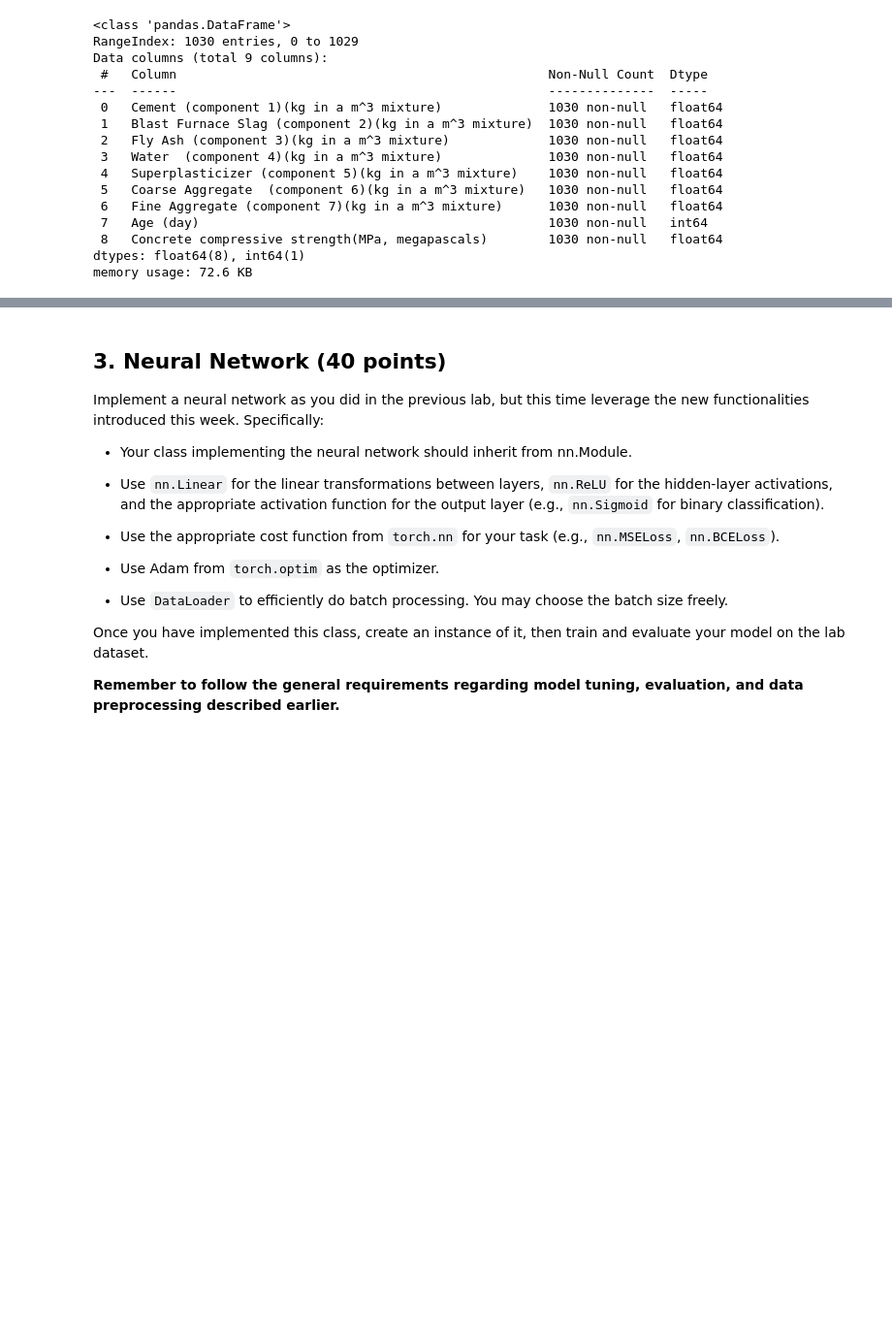
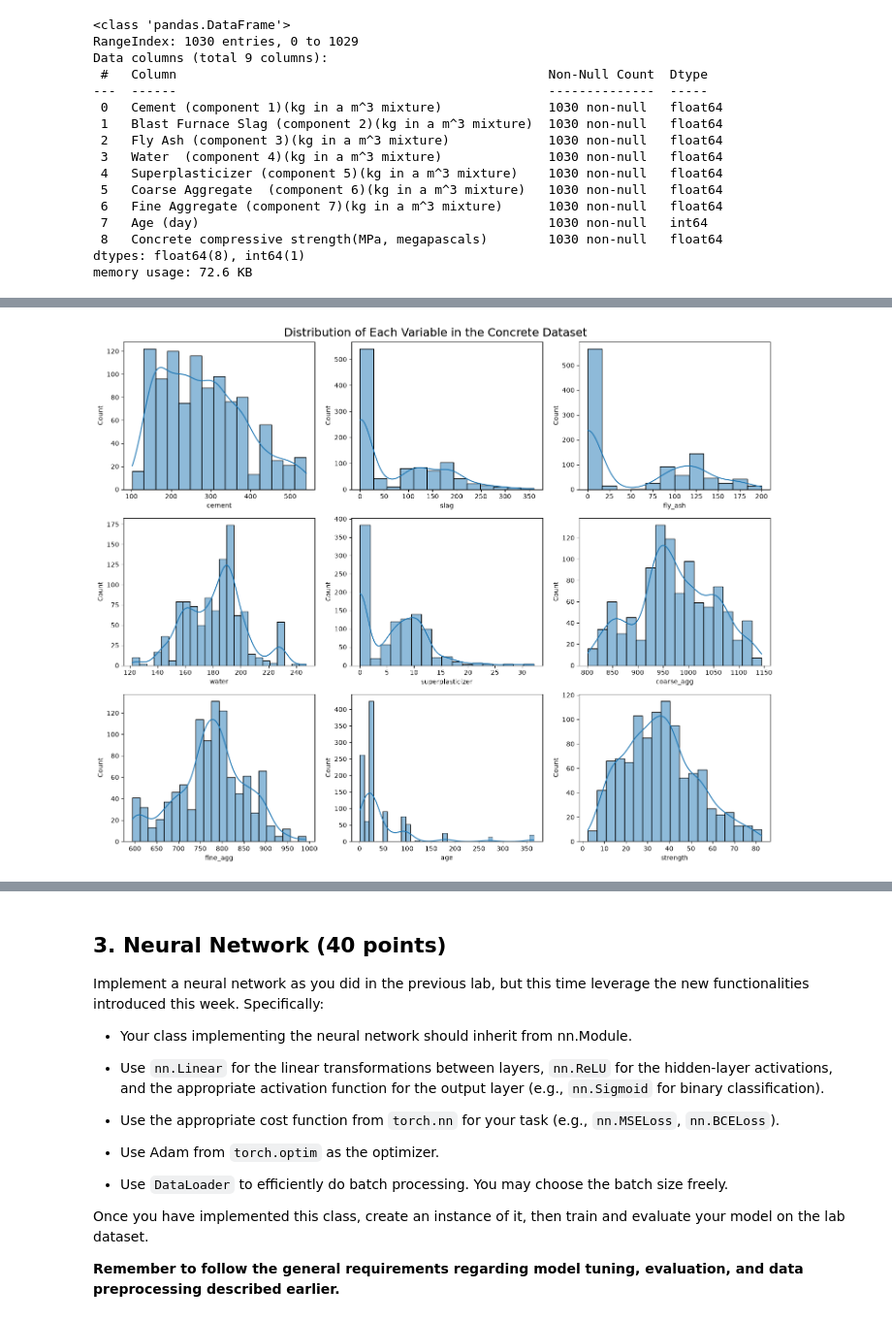
Before and after one commit to MaxGuryan9/Neural-Networks-Real-Data-DS4021, a Jupyter notebook: 05-neural-networks-real-data.ipynb, the cells around one changed output, grey strips where cells are left out. Shown at 97% size. Saved outputs shown, nothing was run; the diff lists cells and outputs as text; code cells hidden in the pictures; blank space fills up the shorter version.

Commit message:
exploratory data analyis

```diff
--- a/05-neural-networks-real-data.ipynb
+++ b/05-neural-networks-real-data.ipynb
@@ -110,0 +100,8 @@ memory usage: 72.6 KB
+# %%
+# clean column names to make them more callable
+df_clean_cols = df.copy()
+
+df_clean_cols.columns =  ["cement", "slag", "fly_ash", "water", "superplasticizer",
+              "coarse_agg", "fine_agg", "age", "strength"]
+
+df_clean_cols.info()
@@ -110,0 +139,16 @@ memory usage: 72.6 KB
+# %%
+import matplotlib.pyplot as plt
+import seaborn as sns
+
+fig, axes = plt.subplots(3, 3, figsize=(15, 12))
+fig.suptitle("Distribution of Each Variable in the Concrete Dataset", fontsize=18)
+
+for ax, col in zip(axes.flat, df_clean_cols.columns):
+    sns.histplot(data=df_clean_cols, x=col, kde=True, ax=ax)
+    ax.set_xlabel(col.strip())
+    ax.set_ylabel("Count")
+
+fig.tight_layout()
+plt.show()
+# %% [output]
+[figure, added]
```
Also changed, not shown: parts of 11 cells of this notebook.
